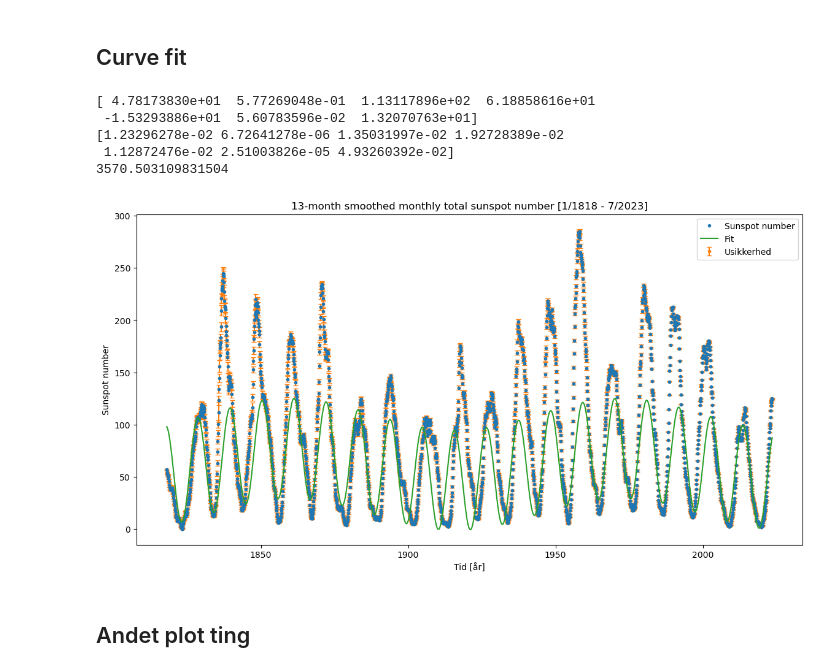
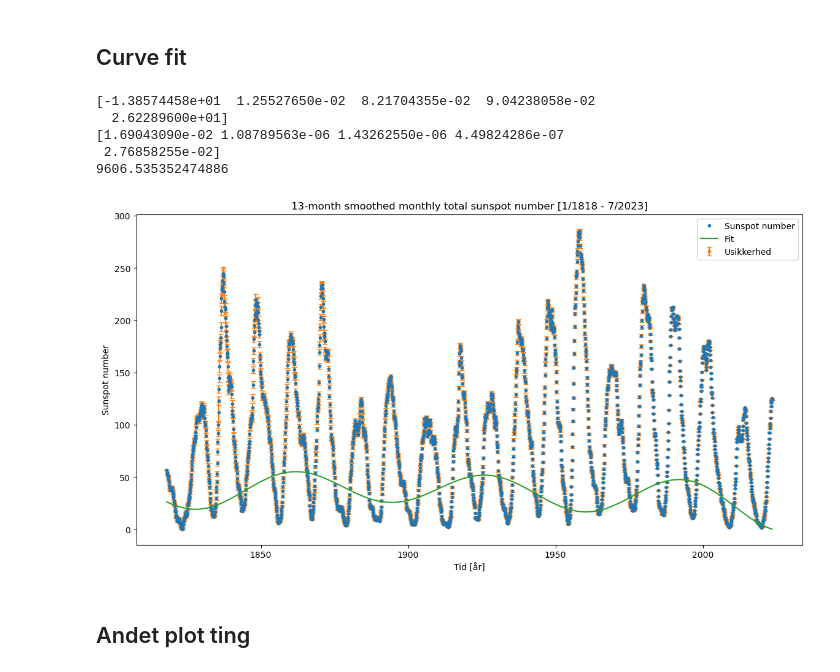
Before and after one commit to Focus9752/Solpletter_projekt, a Jupyter notebook: Scuffed stuff/13 months smooth.ipynb, the cells around one changed output. Cells and saved outputs as stored; diff of their text form; code cells hidden in the pictures.

```diff
--- a/Scuffed stuff/13 months smooth.ipynb
+++ b/Scuffed stuff/13 months smooth.ipynb
@@ -63,35 +63,35 @@ plt.show()
 # %%
 from scipy.optimize import curve_fit
 
-def func1(t,A,w,p,k, A2, w2, p2):
-    return A*np.cos(w*t-p) +k + A2* np.cos(w2*t-p2)
+def func1(t,a,b,c,d,e):
+    return a*np.sin(b*t) + a*np.sin(c*t) + 2*a*np.sin(d*t) + e
 
-par, cov = curve_fit(func1, dato_fraction2, SN2,p0=[7000, 0.6, 158, 100, 7000, 0.05, np.pi/2], sigma=usikkerhed2, absolute_sigma=True)
+par, cov = curve_fit(func1, dato_fraction2, SN2, p0=[1000, 1/90, 1/12, 1/11, 200], sigma=usikkerhed2, absolute_sigma=True)
 print(par)
 print(np.sqrt(np.diag(cov)))
 xx = np.linspace(np.min(dato_fraction2), np.max(dato_fraction2),10000)
 yy = func1(xx,*par)
 
 chi = np.sum((SN2-func1(dato_fraction2,*par))**2 / usikkerhed2**2)
 chi_red = chi/(len(dato_fraction2)-len(par))
 print(chi_red)
 
 plt.figure(figsize=[14,7])
 plt.plot(dato_fraction2, SN2, '.', label="Sunspot number", zorder=1)
 plt.errorbar(dato_fraction2, SN2, fmt='.',yerr=usikkerhed2, label="Usikkerhed", capsize=3, zorder=0)
 plt.plot(xx, yy, label="Fit")
 plt.title("13-month smoothed monthly total sunspot number [1/1818 - 7/2023]")
 plt.ylabel("Sunspot number")
 plt.xlabel("Tid [år]")
 plt.legend()
 plt.show()
 # %% [output]
-[ 4.78173830e+01  5.77269048e-01  1.13117896e+02  6.18858616e+01
- -1.53293886e+01  5.60783596e-02  1.32070763e+01]
-[1.23296278e-02 6.72641278e-06 1.35031997e-02 1.92728389e-02
- 1.12872476e-02 2.51003826e-05 4.93260392e-02]
-3570.503109831504
+[-1.38574458e+01  1.25527650e-02  8.21704355e-02  9.04238058e-02
+  2.62289600e+01]
+[1.69043090e-02 1.08789563e-06 1.43262550e-06 4.49824286e-07
+ 2.76858255e-02]
+9606.535352474886
-[figure, old version]
+[figure, new version]
 # %% [markdown]
 ## Andet plot ting
 # %%
```
Also changed, not shown: 1 other file.
